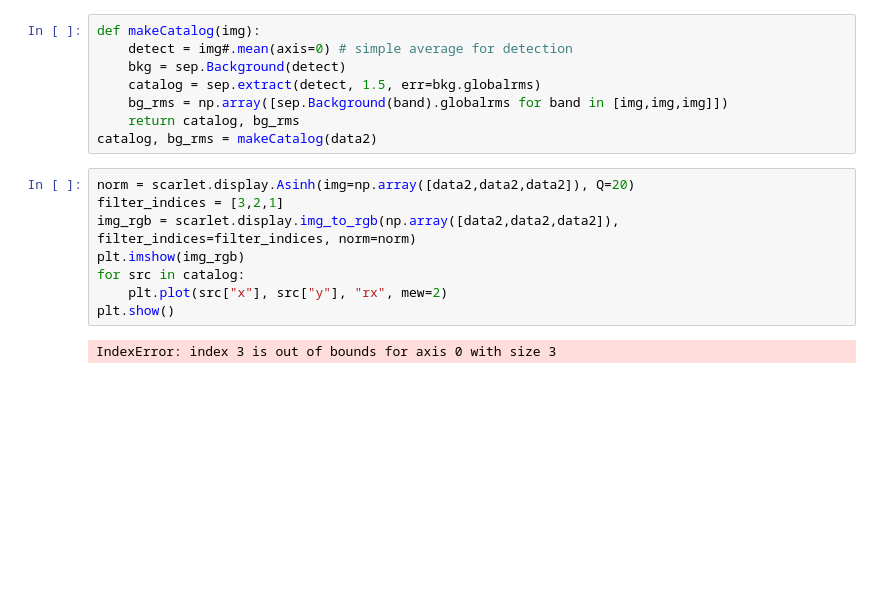
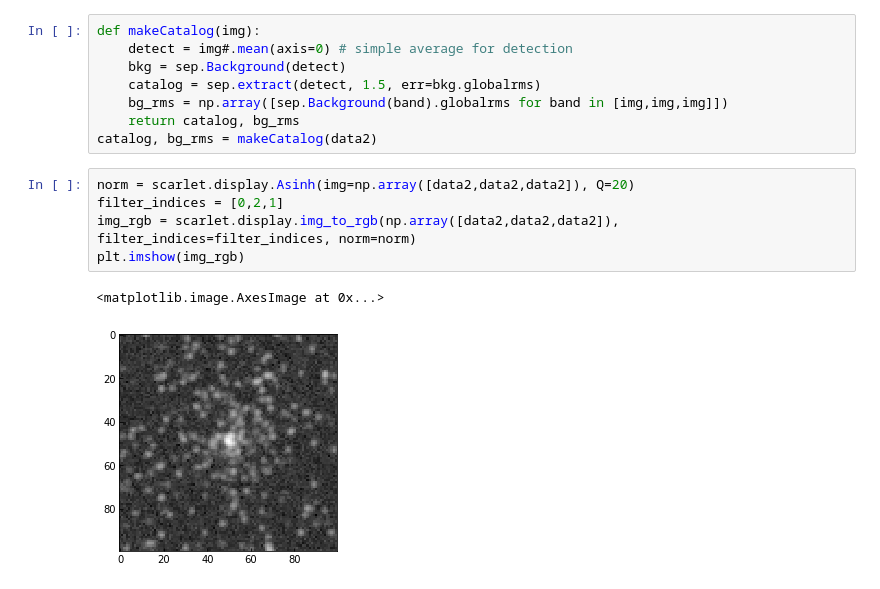
Before and after one commit to dhilligo/scarlet-deblend, a Jupyter notebook: Implementing Scarlet on Fake Images.ipynb, the cells around one changed output. Drawn from its saved outputs; the diff is of its cells as text; blank space fills up the shorter version.

```diff
--- a/Implementing Scarlet on Fake Images.ipynb
+++ b/Implementing Scarlet on Fake Images.ipynb
@@ -46,11 +46,9 @@ def makeCatalog(img):
 catalog, bg_rms = makeCatalog(data2)
 # %%
 norm = scarlet.display.Asinh(img=np.array([data2,data2,data2]), Q=20)
-filter_indices = [3,2,1]
+filter_indices = [0,2,1]
 img_rgb = scarlet.display.img_to_rgb(np.array([data2,data2,data2]), filter_indices=filter_indices, norm=norm)
 plt.imshow(img_rgb)
-for src in catalog:
-    plt.plot(src["x"], src["y"], "rx", mew=2)
-plt.show()
 # %% [output]
-IndexError: index 3 is out of bounds for axis 0 with size 3
+<matplotlib.image.AxesImage at 0x...>
+[figure, added]
```
Also changed, not shown: parts of 5 cells of this notebook, 1 other file.
